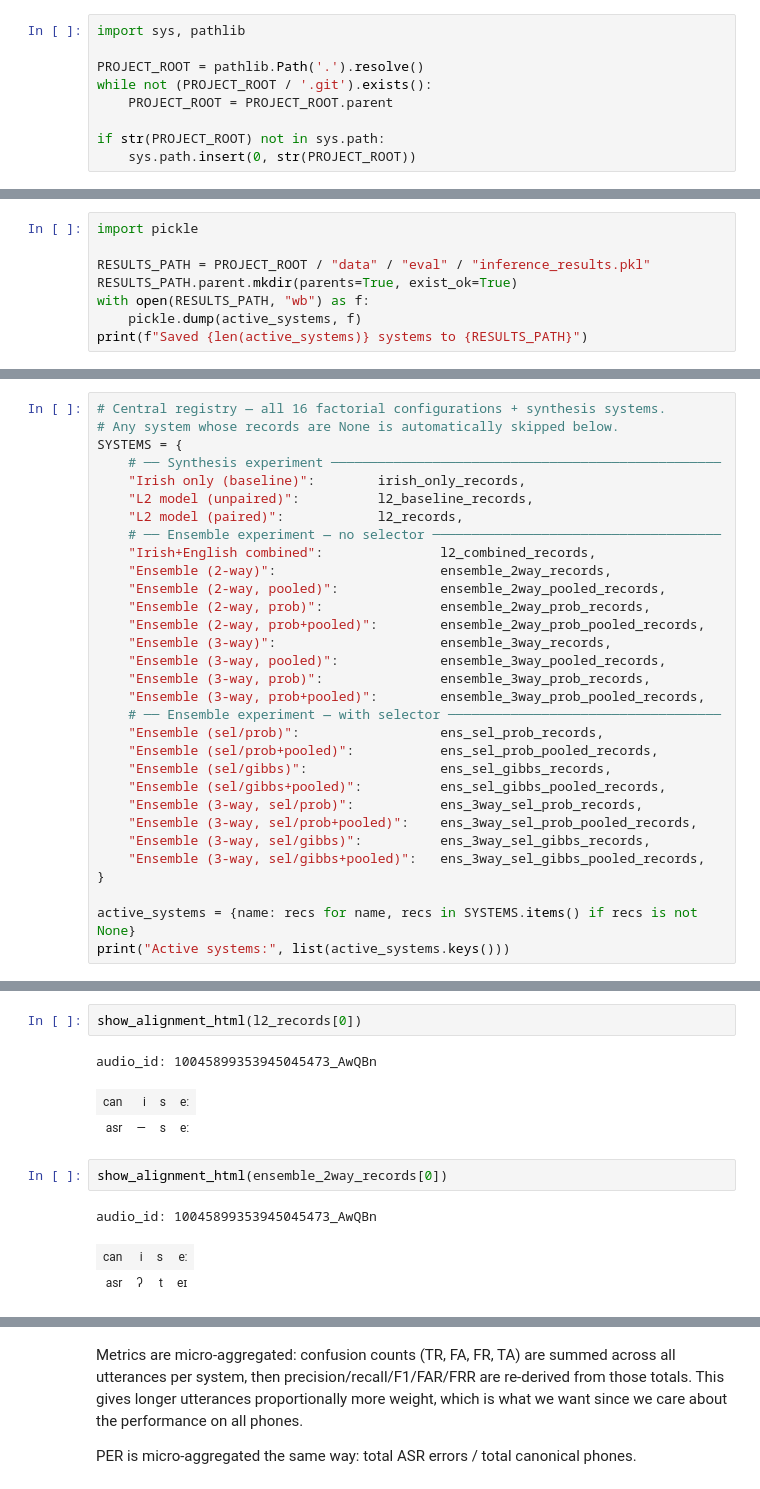
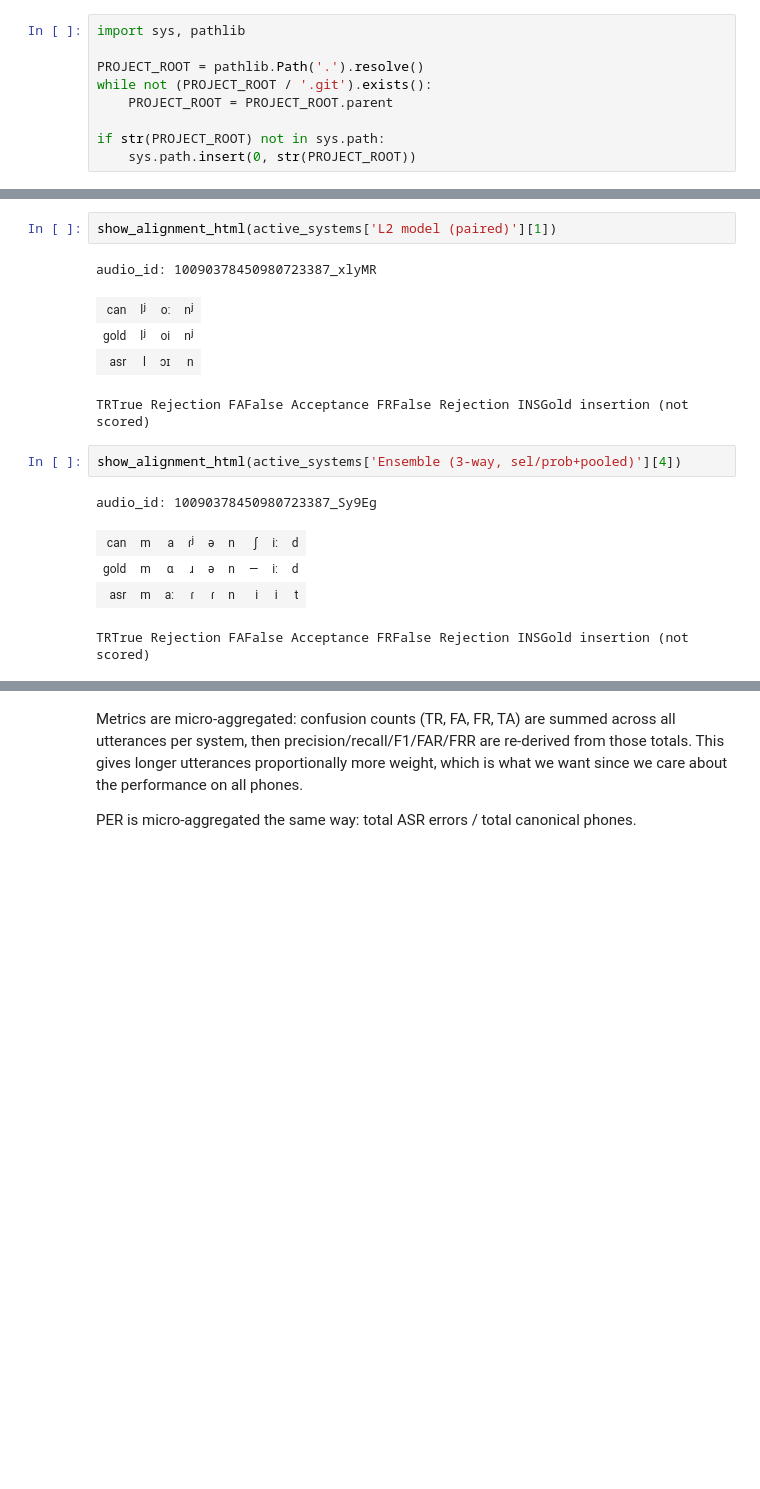
Before and after one commit to linkofchain/ThesisProject, a Jupyter notebook: scripts/eval/full_evaluation.ipynb, the cells around one changed output, grey strips where cells are left out. Saved outputs shown, nothing was run; the diff lists cells and outputs as text; blank space fills up the shorter version.

Commit message:
eval fixes

```diff
--- a/scripts/eval/full_evaluation.ipynb
+++ b/scripts/eval/full_evaluation.ipynb
@@ -497,9 +41 @@ On subsequent runs, skip sections 1.3–3.3 (model loading and inference) and ru
-# %%
-import pickle
-
-RESULTS_PATH = PROJECT_ROOT / "data" / "eval" / "inference_results.pkl"
-RESULTS_PATH.parent.mkdir(parents=True, exist_ok=True)
-with open(RESULTS_PATH, "wb") as f:
-    pickle.dump(active_systems, f)
-print(f"Saved {len(active_systems)} systems to {RESULTS_PATH}")
 # %% [markdown]
@@ -507,34 +43,3 @@ print(f"Saved {len(active_systems)} systems to {RESULTS_PATH}")
-# %%
-# Central registry — all 16 factorial configurations + synthesis systems.
-# Any system whose records are None is automatically skipped below.
-SYSTEMS = {
-    # ── Synthesis experiment ──────────────────────────────────────────────────
-    "Irish only (baseline)":        irish_only_records,
-    "L2 model (unpaired)":          l2_baseline_records,
-    "L2 model (paired)":            l2_records,
-    # ── Ensemble experiment — no selector ─────────────────────────────────────
-    "Irish+English combined":               l2_combined_records,
-    "Ensemble (2-way)":                     ensemble_2way_records,
-    "Ensemble (2-way, pooled)":             ensemble_2way_pooled_records,
-    "Ensemble (2-way, prob)":               ensemble_2way_prob_records,
-    "Ensemble (2-way, prob+pooled)":        ensemble_2way_prob_pooled_records,
-    "Ensemble (3-way)":                     ensemble_3way_records,
-    "Ensemble (3-way, pooled)":             ensemble_3way_pooled_records,
-    "Ensemble (3-way, prob)":               ensemble_3way_prob_records,
-    "Ensemble (3-way, prob+pooled)":        ensemble_3way_prob_pooled_records,
-    # ── Ensemble experiment — with selector ───────────────────────────────────
-    "Ensemble (sel/prob)":                  ens_sel_prob_records,
-    "Ensemble (sel/prob+pooled)":           ens_sel_prob_pooled_records,
-    "Ensemble (sel/gibbs)":                 ens_sel_gibbs_records,
-    "Ensemble (sel/gibbs+pooled)":          ens_sel_gibbs_pooled_records,
-    "Ensemble (3-way, sel/prob)":           ens_3way_sel_prob_records,
-    "Ensemble (3-way, sel/prob+pooled)":    ens_3way_sel_prob_pooled_records,
-    "Ensemble (3-way, sel/gibbs)":          ens_3way_sel_gibbs_records,
-    "Ensemble (3-way, sel/gibbs+pooled)":   ens_3way_sel_gibbs_pooled_records,
-}
-
-active_systems = {name: recs for name, recs in SYSTEMS.items() if recs is not None}
-print("Active systems:", list(active_systems.keys()))
 # %%
 import pickle
 
@@ -580,14 +119,18 @@ audio_id: 10045899353945045473_AwQBn
 # %%
-show_alignment_html(l2_records[0])
+show_alignment_html(active_systems['L2 model (paired)'][1])
 # %% [output]
-audio_id: 10045899353945045473_AwQBn
+audio_id: 10090378450980723387_xlyMR
-| can | i | s | eː |
-| asr | — | s | eː |
+| can | lʲ | oː | nʲ |
+| gold | lʲ | oi | nʲ |
+| asr | l | ɔɪ | n |
+TRTrue Rejection FAFalse Acceptance FRFalse Rejection INSGold insertion (not scored)
 # %%
-show_alignment_html(ensemble_2way_records[0])
+show_alignment_html(active_systems['Ensemble (3-way, sel/prob+pooled)'][4])
 # %% [output]
-audio_id: 10045899353945045473_AwQBn
+audio_id: 10090378450980723387_Sy9Eg
-| can | i | s | eː |
-| asr | ʔ | t | eɪ |
+| can | m | a | ɾʲ | ə | n | ʃ | iː | d |
+| gold | m | ɑ | ɹ | ə | n | — | iː | d |
+| asr | m | aː | ɾ | ɾ | n | i | i | t |
+TRTrue Rejection FAFalse Acceptance FRFalse Rejection INSGold insertion (not scored)
 # %%
 # inspect all records for a system
```
Also changed, not shown: parts of 94 cells of this notebook, 3 other files.
